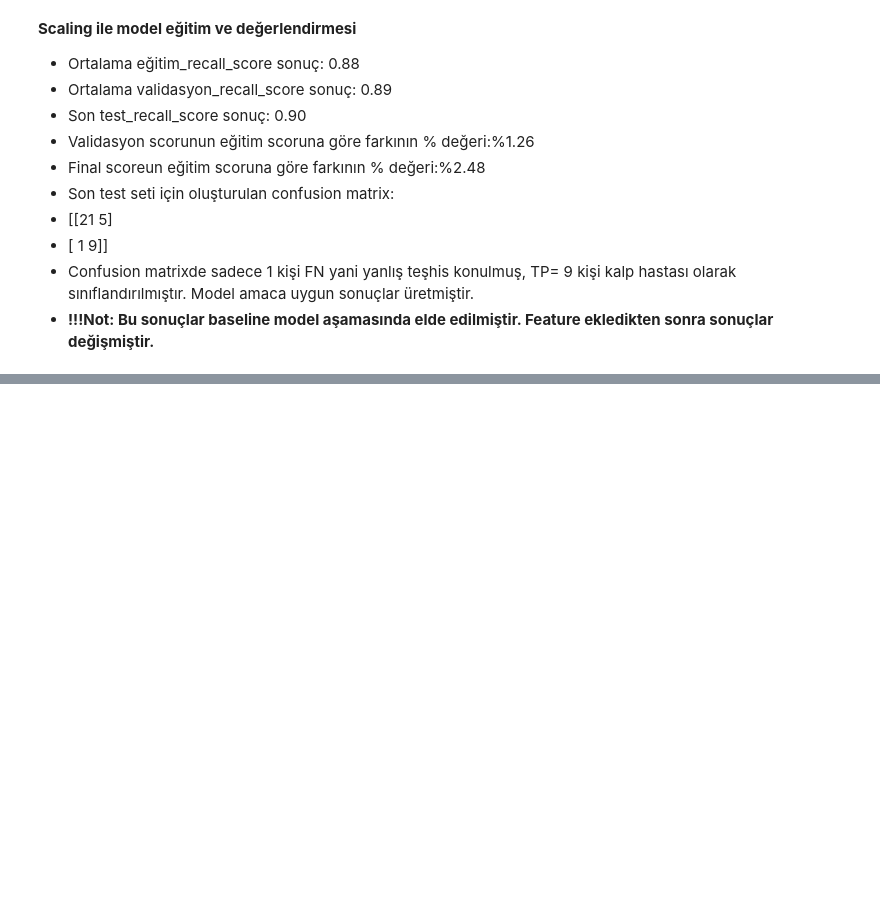
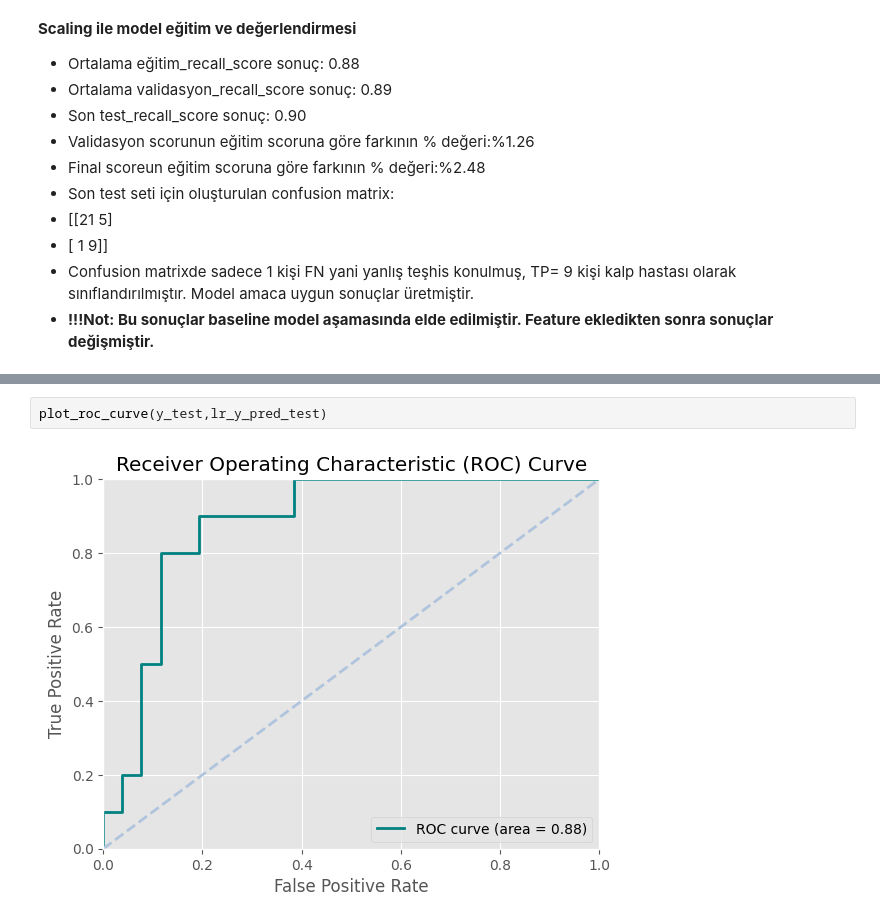
Before and after one commit to kanitvural/heart_disease_project, a Jupyter notebook: hearth_disease_project.ipynb, the cells around one changed output, grey strips where cells are left out. Cells and saved outputs as stored; diff of their text form; blank space fills up the shorter version.

```diff
--- a/hearth_disease_project.ipynb
+++ b/hearth_disease_project.ipynb
@@ -1328,0 +1371,4 @@ Created version '4' of model 'logistic_regression_scaled_model'.
+# %%
+plot_roc_curve(y_test,lr_y_pred_test)
+# %% [output]
+[figure, added]
```
Also changed, not shown: parts of 21 cells of this notebook.
